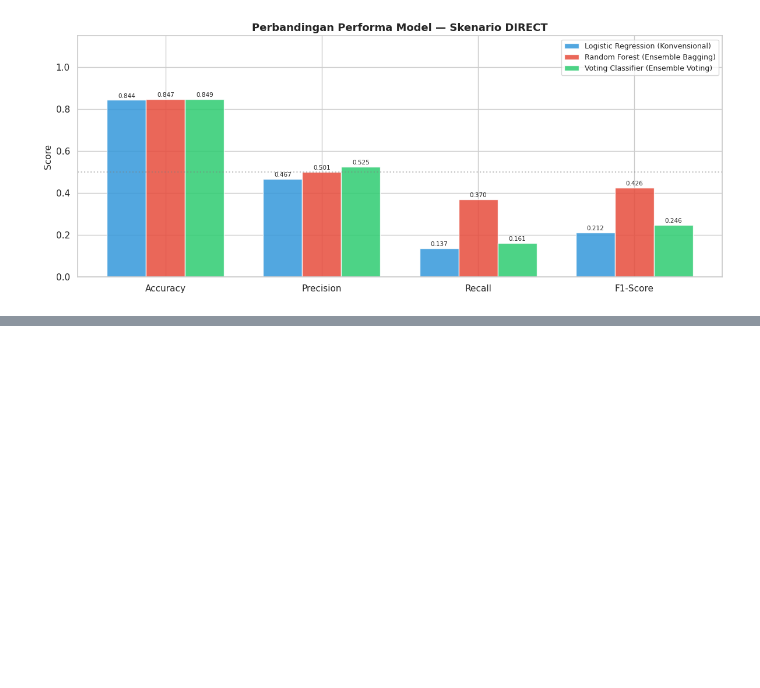
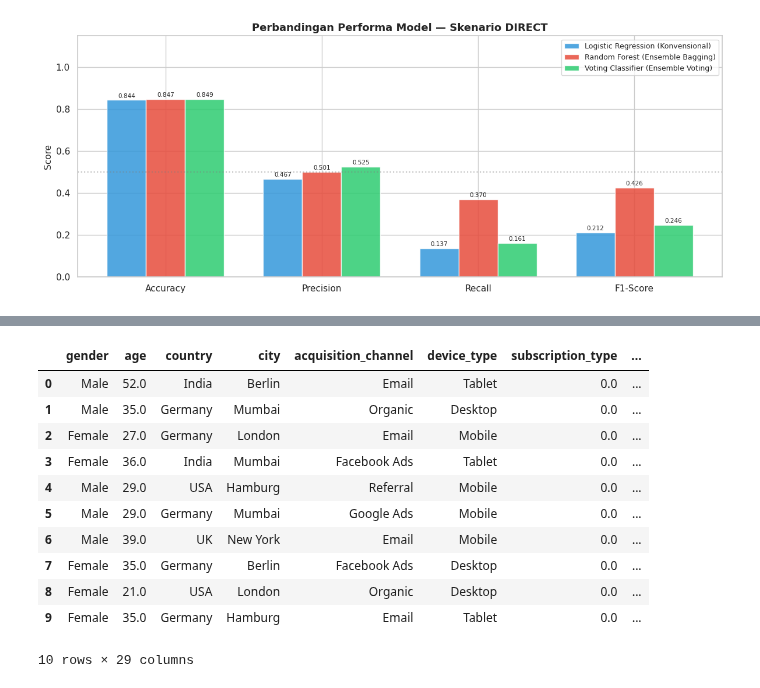
Before and after one commit to Taqi05/ChurnPrediction, a Jupyter notebook: UAS_Progress_Bengkod.ipynb, the cells around one changed output, grey strips where cells are left out. Saved outputs shown, nothing was run; the diff lists cells and outputs as text; code cells hidden in the pictures; blank space fills up the shorter version.

```diff
--- a/UAS_Progress_Bengkod.ipynb
+++ b/UAS_Progress_Bengkod.ipynb
@@ -681,0 +798,27 @@ Voting Classifier (Ensemble Voting)  0.849000   0.524823 0.160870 0.246256
+# %%
+print('Kolom kategorikal:', cat_features)
+
+# Ordinal encoding manual
+if 'subscription_type' in cat_features:
+    sub_map = {'Monthly': 0, 'Annual': 1}
+    X_temp['subscription_type'] = X_temp['subscription_type'].map(sub_map).fillna(0)
+    cat_features.remove('subscription_type')
+    print('✅ subscription_type: Ordinal encoding (Basic=0, Standard=1, Premium=2)')
+
+# One-Hot Encoding untuk nominal dengan kardinality rendah
+low_card_cats = [c for c in cat_features
+                 if c not in ['coupon_code', 'city', 'country']
+                 and X_temp[c].nunique() <= 10]
+
+X_encoded = pd.get_dummies(X_temp, columns=low_card_cats, drop_first=True)
+print(f'✅ One-Hot Encoding pada: {low_card_cats}')
+
+# Label Encoding untuk high-cardinality
+le = LabelEncoder()
+remaining_cats = [c for c in X_encoded.select_dtypes(include='object').columns]
+for col in remaining_cats:
+    X_encoded[col] = le.fit_transform(X_encoded[col].astype(str))
+    print(f'✅ Label Encoding pada: {col} ({X_encoded[col].nunique()} kategori)')
+
+X_encoded = X_encoded.astype(float)
+print(f'\n📋 Shape setelah encoding: {X_encoded.shape}')
@@ -681,0 +848,15 @@ Voting Classifier (Ensemble Voting)  0.849000   0.524823 0.160870 0.246256
+# %%
+X_temp.head(10)
+# %% [output]
+|  | gender | age | country | city | acquisition_channel | device_type | subscription_type | ... |
+| 0 | Male | 52.0 | India | Berlin | Email | Tablet | 0.0 | ... |
+| 1 | Male | 35.0 | Germany | Mumbai | Organic | Desktop | 0.0 | ... |
+| 2 | Female | 27.0 | Germany | London | Email | Mobile | 0.0 | ... |
+| 3 | Female | 36.0 | India | Mumbai | Facebook Ads | Tablet | 0.0 | ... |
+| 4 | Male | 29.0 | USA | Hamburg | Referral | Mobile | 0.0 | ... |
+| 5 | Male | 29.0 | Germany | Mumbai | Google Ads | Mobile | 0.0 | ... |
+| 6 | Male | 39.0 | UK | New York | Email | Mobile | 0.0 | ... |
+| 7 | Female | 35.0 | Germany | Berlin | Facebook Ads | Desktop | 0.0 | ... |
+| 8 | Female | 21.0 | USA | London | Organic | Desktop | 0.0 | ... |
+| 9 | Female | 35.0 | Germany | Hamburg | Email | Tablet | 0.0 | ... |
+10 rows × 29 columns
```
Also changed, not shown: parts of 20 cells of this notebook.
